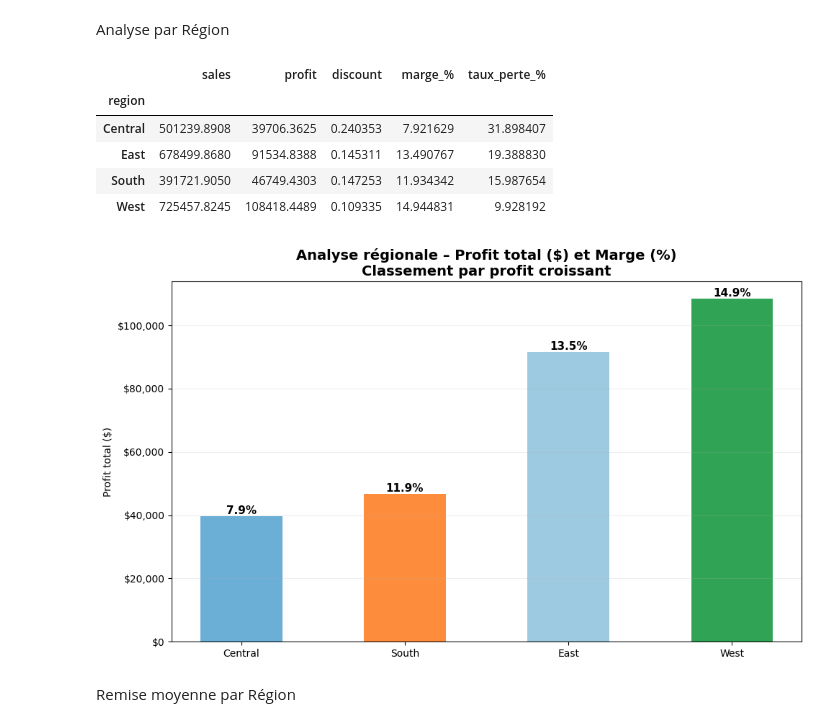
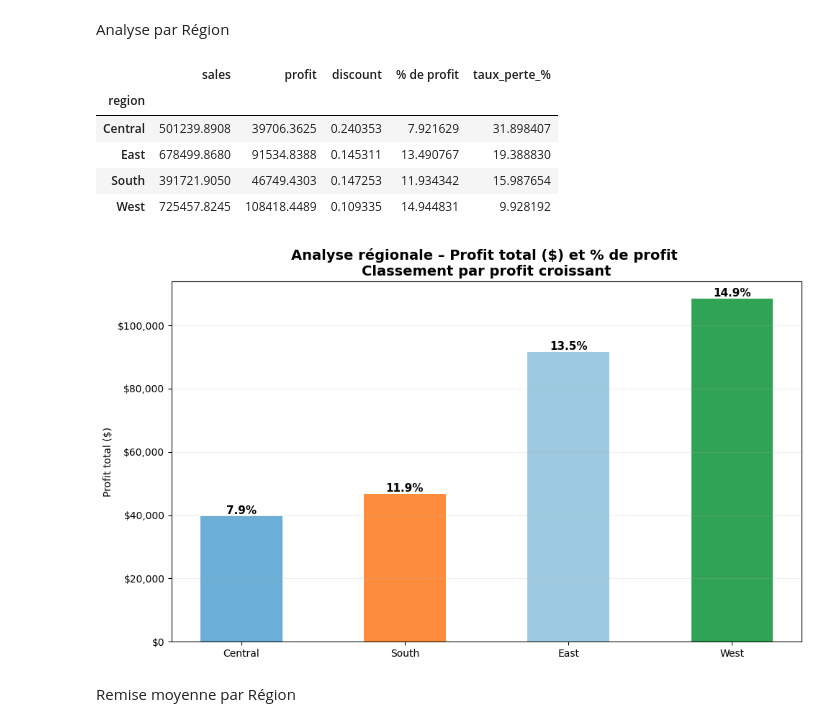
Before and after one commit to msshaqura/project_superstore, a Jupyter notebook: sample_superstore.ipynb, the cells around one changed output. Saved outputs shown, nothing was run; the diff lists cells and outputs as text; code cells hidden in the pictures.

```diff
--- a/sample_superstore.ipynb
+++ b/sample_superstore.ipynb
@@ -503,8 +500,0 @@ Analyse remise vs Profit
-# %%
-import numpy as np
-import pandas as pd
-import matplotlib.pyplot as plt
-
-# Création des tranches
-bins = np.linspace(0, 0.8, 9)
-df_cleaned["discount_bin_curve"] = pd.cut(df_cleaned["discount"], bins)
@@ -661,7 +647,7 @@ perf_cat = (
 )
 
 # 🔹 Calcul marge %
-perf_cat["marge_%"] = (perf_cat["profit"] / perf_cat["sales"]) * 100
+perf_cat["% de profit"] = (perf_cat["profit"] / perf_cat["sales"]) * 100
 
 # 🔹 Couleurs personnalisées
 couleurs = {
@@ -690,7 +676,7 @@ ax1.set_ylabel("Profit total ($)")
 # Ajouter marge au-dessus des barres
 for i, bar in enumerate(bars):
     height = bar.get_height()
-    marge = perf_cat["marge_%"].iloc[i]
+    marge = perf_cat["% de profit"].iloc[i]
     ax1.text(
         bar.get_x() + bar.get_width()/2,
         height,
@@ -700,7 +686,7 @@ for i, bar in enumerate(bars):
         fontweight="bold"
     )
 
-plt.title("Performance par catégorie\nProfit total ($) et Marge (%)",
+plt.title("Performance par catégorie\nProfit total ($) et % de profit ",
           fontsize=14, fontweight="bold")
 plt.grid(axis="y", alpha=0.2)
 plt.tight_layout()
@@ -724,7 +710,7 @@ perf_region = df_cleaned.groupby("region").agg({
 })
 
 # Marge %
-perf_region["marge_%"] = (perf_region["profit"] / perf_region["sales"]) * 100
+perf_region["% de profit"] = (perf_region["profit"] / perf_region["sales"]) * 100
 
 # Taux de perte
 df_cleaned["loss"] = (df_cleaned["profit"] < 0).astype(int)
@@ -734,7 +720,7 @@ perf_region["taux_perte_%"] = loss_rate
 
 perf_region
 # %% [output]
-|  | sales | profit | discount | marge_% | taux_perte_% |
+|  | sales | profit | discount | % de profit | taux_perte_% |
 | region |  |  |  |  |  |
 | Central | 501239.8908 | 39706.3625 | 0.240353 | 7.921629 | 31.898407 |
 | East | 678499.8680 | 91534.8388 | 0.145311 | 13.490767 | 19.388830 |
@@ -765,36 +751,36 @@ fig, ax1 = plt.subplots(figsize=(10,6))
 
 bars = ax1.bar(
     perf_region_sorted.index,
     perf_region_sorted["profit"],
     color=[couleurs[r] for r in perf_region_sorted.index],
     width=0.5
 )
 
 ax1.yaxis.set_major_formatter(FuncFormatter(dollar_format))
 ax1.set_ylabel("Profit total ($)")
 
 # Ajouter marge % au-dessus des barres
 for i, bar in enumerate(bars):
     height = bar.get_height()
-    marge = perf_region_sorted["marge_%"].iloc[i]
+    marge = perf_region_sorted["% de profit"].iloc[i]
 
     ax1.text(
         bar.get_x() + bar.get_width()/2,
         height,
         f"{marge:.1f}%",
         ha="center",
         va="bottom",
         fontsize=11,
         fontweight="bold"
     )
 
-plt.title("Analyse régionale – Profit total ($) et Marge (%)\nClassement par profit croissant",
+plt.title("Analyse régionale – Profit total ($) et % de profit \nClassement par profit croissant",
           fontsize=14, fontweight="bold")
 plt.grid(axis="y", alpha=0.2)
 plt.tight_layout()
 plt.show()
 # %% [output]
-[figure, old version]
+[figure, new version]
 # %% [markdown]
 Remise moyenne par Région
 # %%
```
Also changed, not shown: parts of 12 cells of this notebook.
